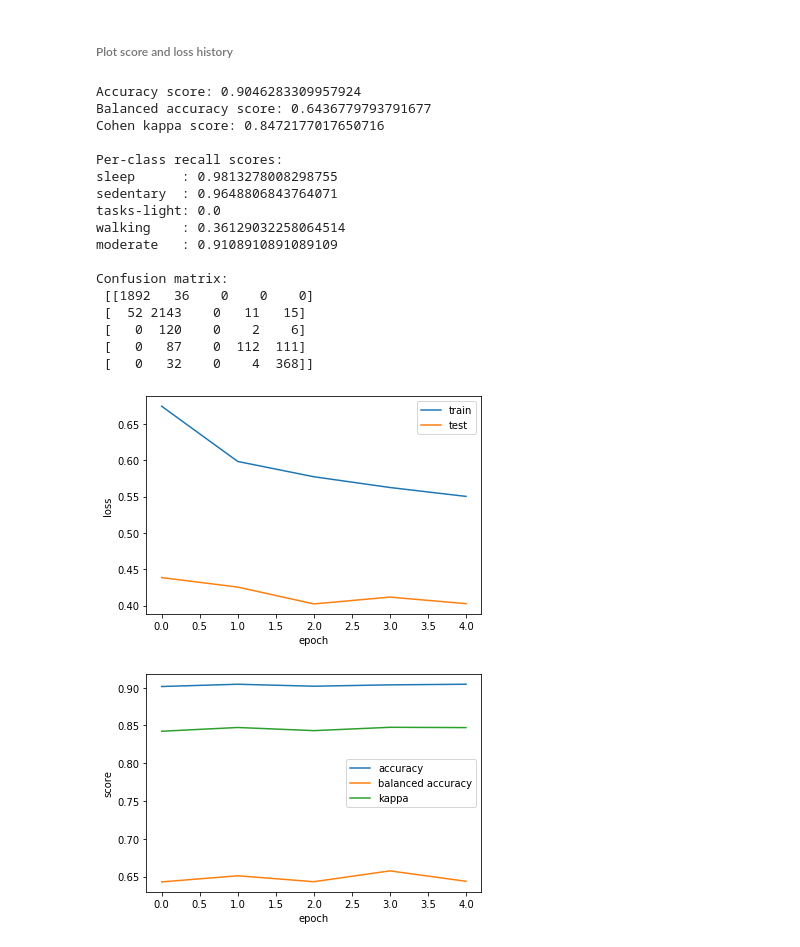
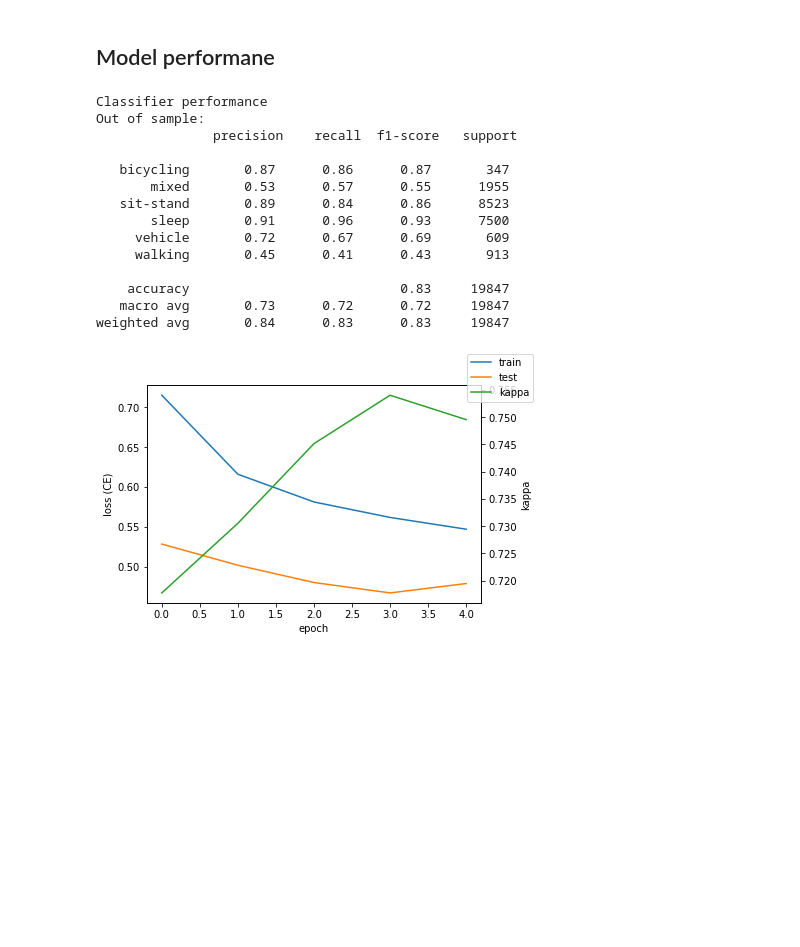
Before and after one commit to OxWearables/Oxford_Wearables_Activity_Recognition, a Jupyter notebook: 4-Neural_networks.ipynb, the cells around one changed output. Drawn from its saved outputs; the diff is of its cells as text; code cells hidden in the pictures; blank space fills up the shorter version.

```diff
--- a/4-Neural_networks.ipynb
+++ b/4-Neural_networks.ipynb
@@ -196,10 +200,10 @@ function (we use cross entropy for multiclass classification) and optimizer
 # %%
 num_filters_init = 8  # initial num of filters -- see class definition
-in_channels = 3  # num channels of the signal -- equal to 3 for our raw triaxial timeseries
-output_size = 5  # number of classes (sleep, sedentary, etc...)
-num_epoch = 5  # num epochs (full loops though the training set) for SGD training
-lr = 1e-3  # learning rate in SGD
-batch_size = 32  # size of the mini-batch in SGD
+in_channels = 3  # num of channels of the signal -- equal to 3 for our raw triaxial timeseries
+output_size = num_labels  # num of classes (sleep, sedentary, etc...)
+num_epoch = 5  # num of epochs (full loops though the training set)
+lr = 1e-3  # learning rate
+batch_size = 32  # size of the mini-batch
 
 cnn = CNN(
     output_size=output_size,
@@ -279,44 +266,37 @@ for i in tqdm(range(num_epoch)):
-# %% [markdown]
- ###### Plot score and loss history
+# %% [markdown]
+ ## Model performane
 # %%
 # Loss history
+plt.close('all')
 fig, ax = plt.subplots()
 ax.plot(loss_history_train, color='C0', label='train')
 ax.plot(loss_history, color='C1', label='test')
-ax.set_ylabel('loss')
+ax.set_ylabel('loss (CE)')
 ax.set_xlabel('epoch')
-ax.legend()
+ax = ax.twinx()
+ax.plot(kappa_history, color='C2', label='kappa')
+ax.set_ylabel('kappa')
+fig.legend()
 fig.show()
 
-# Scores history
-fig, ax = plt.subplots()
-ax.plot(accuracy_history, label='accuracy')
-ax.plot(balanced_accuracy_history, label='balanced accuracy')
-ax.plot(kappa_history, label='kappa')
-ax.set_ylabel('score')
-ax.set_xlabel('epoch')
-ax.legend()
-fig.show()
-
-# Scores details -- last epoch
-utils.print_scores(scores_test)
+# Report
+Y_test_pred_lab = labels[results['Y_pred']]  # to labels
+Y_test_lab = labels[Y_test]  # to labels
+print('\nClassifier performance')
+print('Out of sample:\n', metrics.classification_report(Y_test_lab, Y_test_pred_lab))
 # %% [output]
-Accuracy score: 0.9046283309957924
-Balanced accuracy score: 0.6436779793791677
-Cohen kappa score: 0.8472177017650716
+Classifier performance
+Out of sample:
+               precision    recall  f1-score   support
 
-Per-class recall scores:
-sleep      : 0.9813278008298755
-sedentary  : 0.9648806843764071
-tasks-light: 0.0
-walking    : 0.36129032258064514
-moderate   : 0.9108910891089109
+   bicycling       0.87      0.86      0.87       347
+       mixed       0.53      0.57      0.55      1955
+   sit-stand       0.89      0.84      0.86      8523
+       sleep       0.91      0.96      0.93      7500
+     vehicle       0.72      0.67      0.69       609
+     walking       0.45      0.41      0.43       913
 
-Confusion matrix:
- [[1892   36    0    0    0]
- [  52 2143    0   11   15]
- [   0  120    0    2    6]
- [   0   87    0  112  111]
- [   0   32    0    4  368]]
+    accuracy                           0.83     19847
+   macro avg       0.73      0.72      0.72     19847
+weighted avg       0.84      0.83      0.83     19847
-[figure, old version]
+[figure, new version]
-[figure, removed]
```
Also changed, not shown: parts of 19 cells of this notebook, 2 other files.
